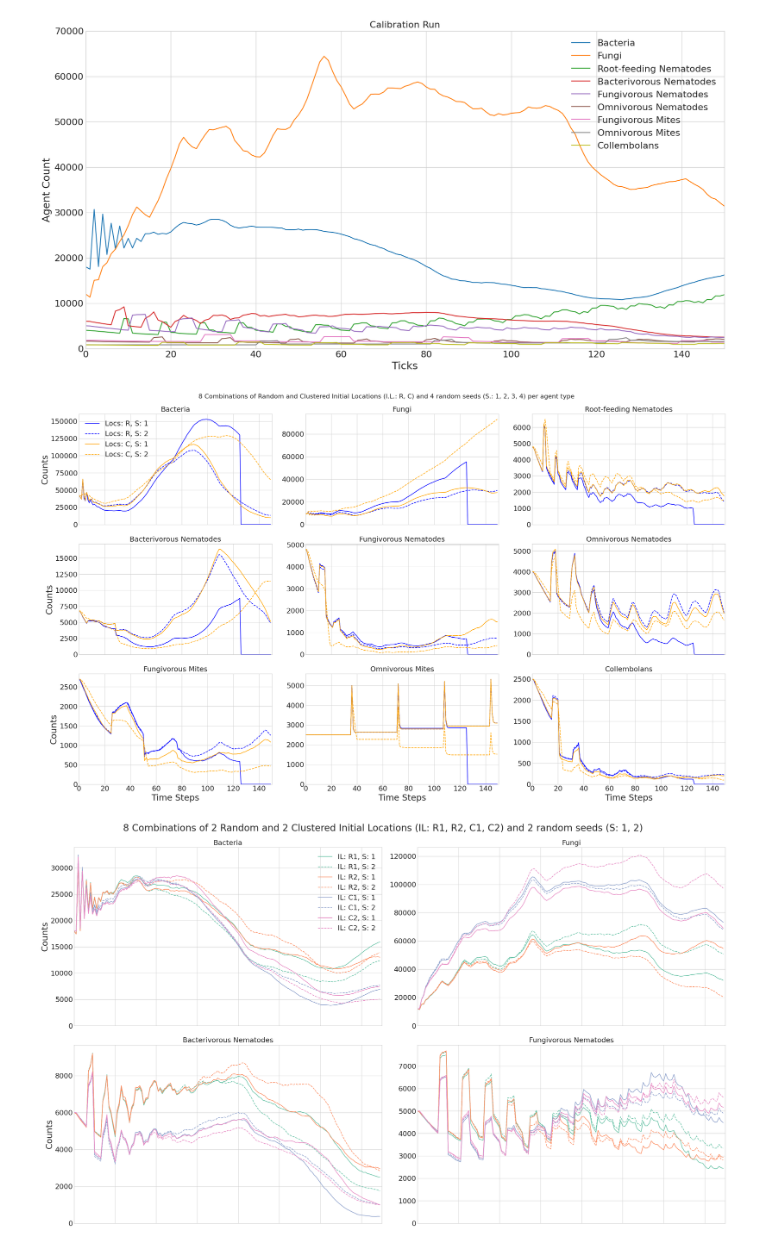
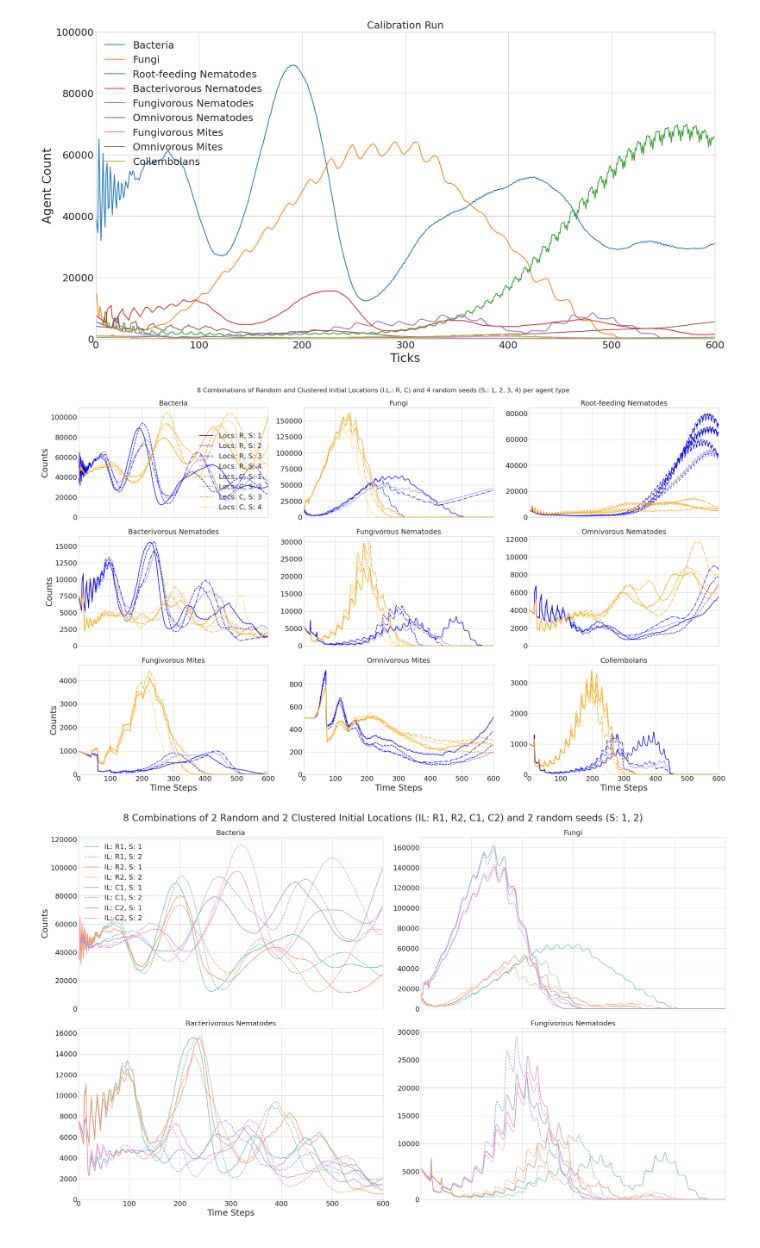
Before and after one commit to timovdk/BLOSSOM, a Jupyter notebook: experiments/figures/calibration_and_stochasticity_graphs.ipynb, the cells around one changed output. Drawn from its saved outputs; the diff is of its cells as text; code cells hidden in the pictures.

```diff
--- a/experiments/figures/calibration_and_stochasticity_graphs.ipynb
+++ b/experiments/figures/calibration_and_stochasticity_graphs.ipynb
@@ -22,7 +21,7 @@ plt.rc('legend', fontsize=SMALL_SIZE)    # legend fontsize
 plt.rc('figure', titlesize=BIGGER_SIZE)  # fontsize of the figure title
 plt.style.use("seaborn-v0_8-whitegrid")
 # %%
-filename = 'agent_log_505'
+filename = 'random_1'
 path = "../../blossom/hpc/outputs/"
 
 df = pd.read_csv(path + filename + ".csv")
@@ -40,8 +39,8 @@ for i in range(len(df['type'].unique())):
         label=organism_group_labels[i],
         color=colors[i]
     )
-ax.set_xlim(0, 150)
-ax.set_ylim(0, 70000)
+ax.set_xlim(0, 600)
+ax.set_ylim(0, 100000)
 ax.set_xlabel("Ticks")
 ax.set_ylabel("Agent Count")
 ax.set_title("Calibration Run")
@@ -50,7 +49,7 @@ plt.legend()
 plt.savefig("./4-calibration.pdf", format="pdf", bbox_inches="tight")
 plt.show()
 # %% [output]
-[figure, old version]
+[figure, new version]
 # %%
 filenames = ['random_1', 'random_2', 'random_3', 'random_4', 'clustered_1', 'clustered_2', 'clustered_3', 'clustered_4']
 path = "../../blossom/hpc/outputs/"
@@ -66,35 +65,35 @@ counts_per_types = [pd.read_csv(path + filename + ".csv").value_counts(['type',
 # %%
 # Plot configuration
 fig, axs = plt.subplots(3, 3, figsize=(25, 15))
-fig.suptitle('8 Combinations of Random and Clustered Initial Locations (I.L.: R, C) and 4 random seeds (S.: 1, 2, 3, 4) per agent type', fontsize=16)
+fig.suptitle('8 Combinations of Random and Clustered Initial Locations (I.L.: R, C) and 4 random seeds (S.: 1, 2, 3, 4) per agent type')
 
 # Loop through each type and create a subplot
 for type_id in range(9):
     ax = axs[type_id // 3, type_id % 3]  # Determine subplot position
     for i, dataset in enumerate(counts_per_types):
         # Determine color and style based on the combination of variables
         color = colors[i // 2]  # Variable 1 controls the color
         style = line_styles[i % 2]  # Variable 2 controls the line style
 
-        ax.plot(dataset[type_id].reindex(range(len(df['tick'].unique())), fill_value=0).sort_index().to_list(), label=dataset_labels[i], color=colors[i], linestyle=line_styles[i])
+        ax.plot(dataset[type_id].reindex(range(600), fill_value=0).sort_index().to_list(), label=dataset_labels[i], color=colors[i], linestyle=line_styles[i])
 
-    ax.set_xlim(0, 150)
+    ax.set_xlim(0, 600)
     ax.set_ylim(0)
     ax.set_title(organism_group_labels[type_id])
     if type_id in [0, 3, 6]:
         ax.set_ylabel('Counts')
     if type_id in [6, 7, 8]:
         ax.set_xlabel('Time Steps')
     else:
         ax.set_xticklabels([])
     if type_id == 0:
         ax.legend()
 
 plt.tight_layout()  # Adjust layout to make room for the title
 plt.savefig("./4-count-comp.pdf", format="pdf", bbox_inches="tight")
 plt.show()
 # %% [output]
-[figure, old version]
+[figure, new version]
 # %%
 filenames = ['random_1', 'random_2', 'random_1_2', 'random_2_2', 'clustered_1', 'clustered_2', 'clustered_1_2', 'clustered_2_2']
 path = "../../blossom/hpc/outputs/"
@@ -123,9 +122,9 @@ for type_id in range(9):
         color = colors[i // 2]  # Variable 1 controls the color
         style = line_styles[i % 2]  # Variable 2 controls the line style
 
-        ax.plot(dataset[type_id].reindex(range(len(df['tick'].unique())), fill_value=0).sort_index().to_list(), label=dataset_labels[i], color=colors[i], linestyle=line_styles[i])
+        ax.plot(dataset[type_id].reindex(range(600), fill_value=0).sort_index().to_list(), label=dataset_labels[i], color=colors[i], linestyle=line_styles[i])
 
-    ax.set_xlim(0, 150)
+    ax.set_xlim(0, 600)
     ax.set_ylim(0)
     ax.set_title(organism_group_labels[type_id])
     if type_id in [0, 2]:
@@ -141,4 +140,4 @@ plt.tight_layout()  # Adjust layout to make room for the title
 plt.savefig("./4-count-comp.pdf", format="pdf", bbox_inches="tight")
 plt.show()
 # %% [output]
-[figure, old version]
+[figure, new version]
```
Also changed, not shown: parts of 1 cell of this notebook, 7 other files.
